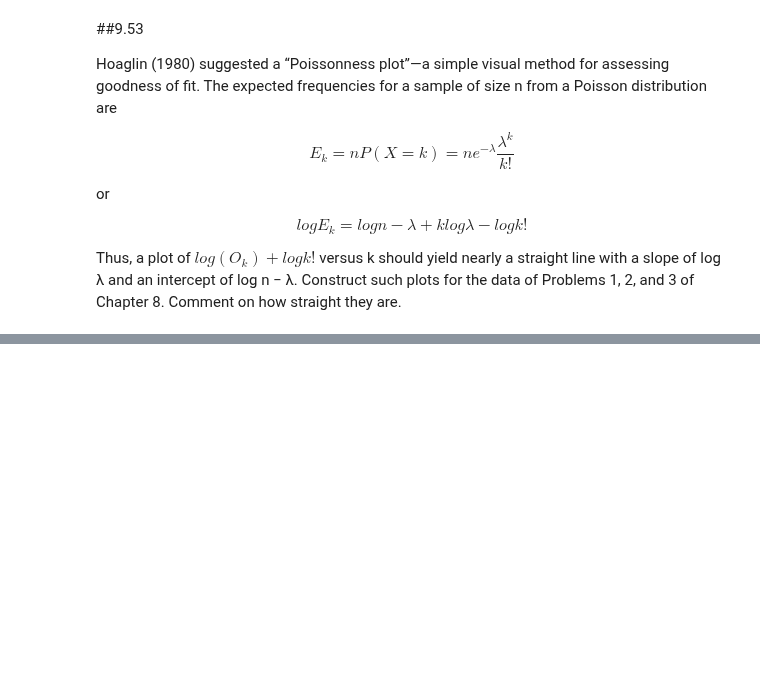
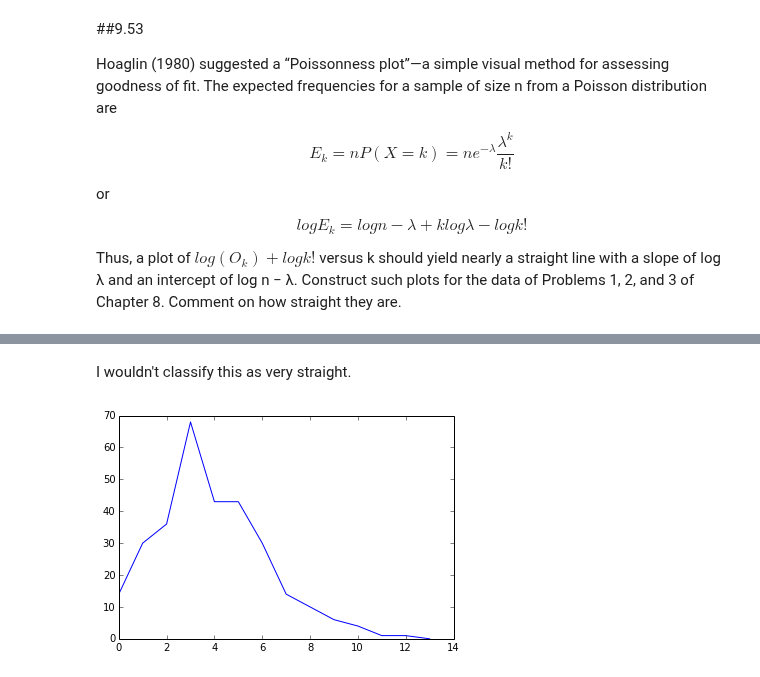
Before and after one commit to Chuphay/school, a Jupyter notebook: mStat2/Homework 3.ipynb, the cells around one changed output, grey strips where cells are left out. Saved outputs shown, nothing was run; the diff lists cells and outputs as text; code cells hidden in the pictures; blank space fills up the shorter version.

```diff
--- a/mStat2/Homework 3.ipynb
+++ b/mStat2/Homework 3.ipynb
@@ -201,0 +250,8 @@ of Problems 1, 2, and 3 of Chapter 8. Comment on how straight they are.
+# %% [markdown]
+I wouldn't classify this as very straight.
+# %%
+problem_2_observed = array([14,30,36,68,43,43,30,14,10,6,4,1,1,0])
+problem_2_k = array(range(14))
+plot(problem_2_k, problem_2_observed);
+# %% [output]
+[figure, added]
```
Also changed, not shown: parts of 11 cells of this notebook.
